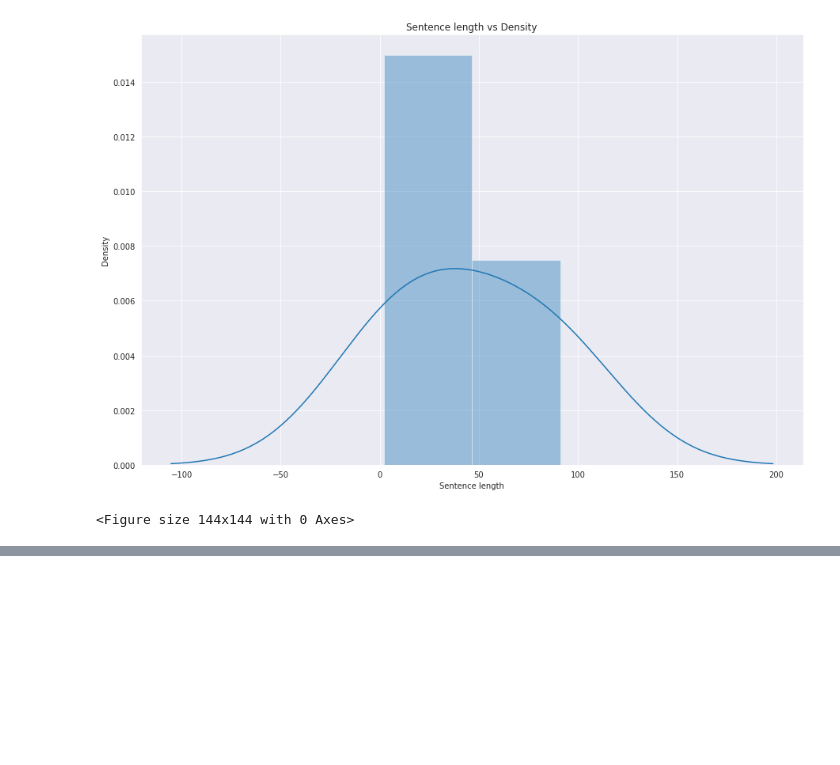
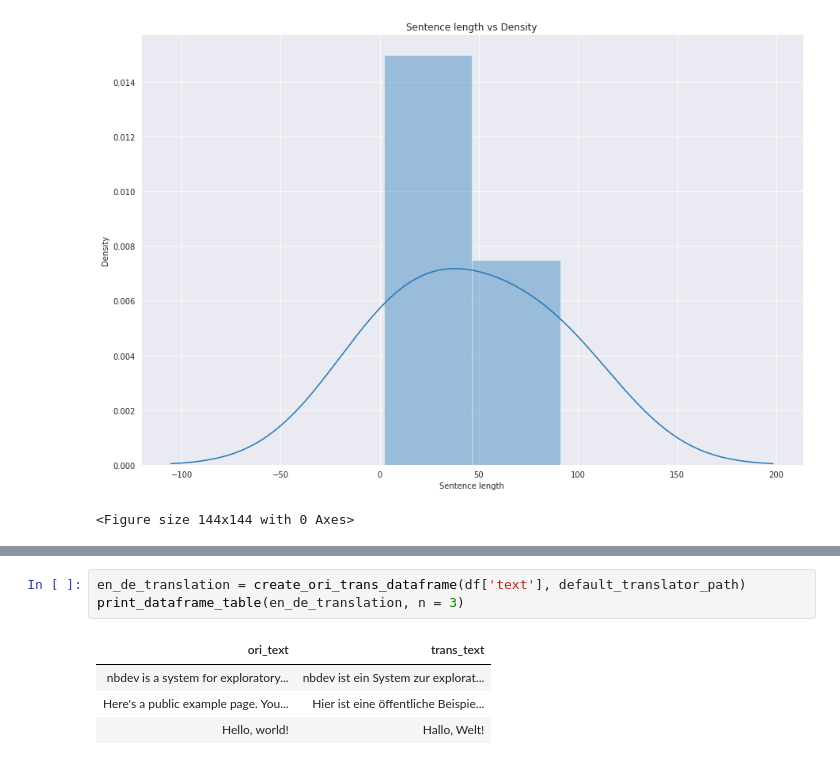
Before and after one commit to pandya6988/diin_text, a Jupyter notebook: notebooks/00_data.ipynb, the cells around one changed output, grey strips where cells are left out. Cells and saved outputs as stored; diff of their text form; blank space fills up the shorter version.

```diff
--- a/notebooks/00_data.ipynb
+++ b/notebooks/00_data.ipynb
@@ -184,0 +197,8 @@ plot_text_length(df['text'])
+# %%
+en_de_translation = create_ori_trans_dataframe(df['text'], default_translator_path)
+print_dataframe_table(en_de_translation, n = 3)
+# %% [output]
+| ori_text | trans_text |
+| nbdev is a system for exploratory... | nbdev ist ein System zur explorat... |
+| Here's a public example page. You... | Hier ist eine öffentliche Beispie... |
+| Hello, world! | Hallo, Welt! |
```
Also changed, not shown: parts of 11 cells of this notebook, 3 other files.
